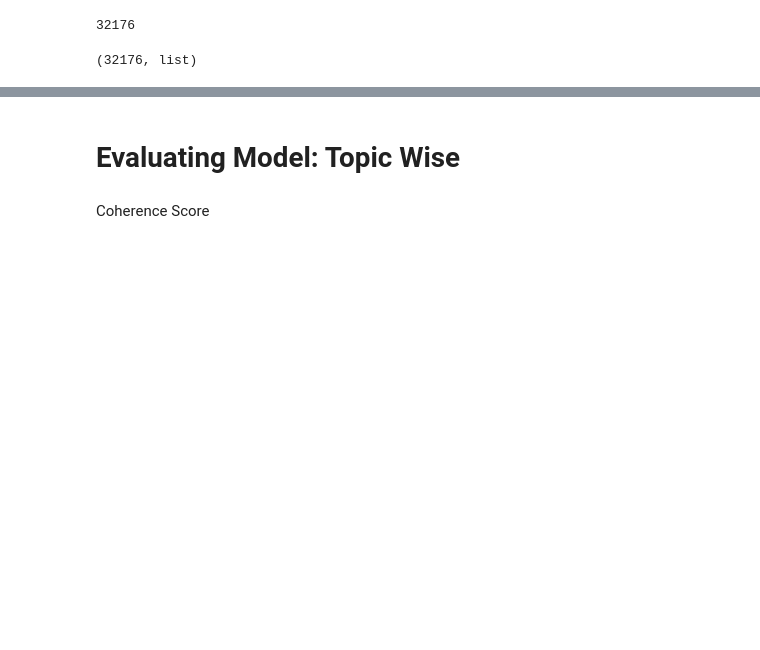
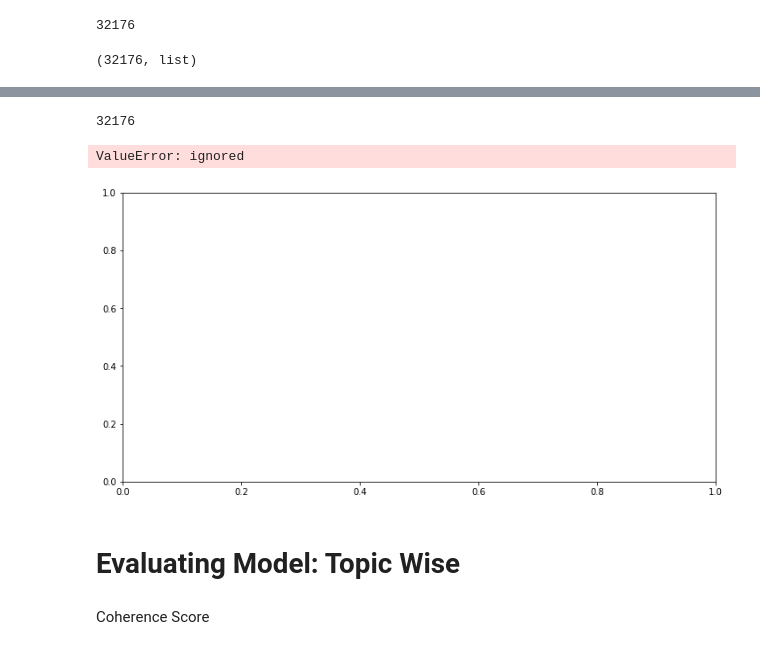
Before and after one commit to bharatbajoria/Dataset-Analytics-Modules, a Jupyter notebook: Topic_Modelling_LDA.ipynb, the cells around one changed output, grey strips where cells are left out. Saved outputs shown, nothing was run; the diff lists cells and outputs as text; code cells hidden in the pictures; blank space fills up the shorter version.

```diff
--- a/Topic_Modelling_LDA.ipynb
+++ b/Topic_Modelling_LDA.ipynb
@@ -348,0 +348,4 @@ lda1.get_document_topics(Z,per_word_topics=True)
+# %%
+#lda1.get_document_topics(Z,per_word_topics=True)
+
+new_doc_distribution = np.array([tup[1] for tup in lda1.get_document_topics(bow=Z)])
@@ -348,0 +374,30 @@ lda1.get_document_topics(Z,per_word_topics=True)
+# %%
+len(new_doc_distribution)
+# %% [output]
+32176
+# %%
+
+
+fig, ax = plt.subplots(figsize=(12,6));
+# the histogram of the data
+patches = ax.bar(np.arange(len(new_doc_distribution)), new_doc_distribution)
+ax.set_xlabel('Topic ID', fontsize=15)
+ax.set_ylabel('Topic Contribution', fontsize=15)
+ax.set_title("Topic Distribution for an Unseen Article", fontsize=20)
+ax.set_xticks(np.linspace(10,100,10))
+fig.tight_layout()
+plt.show()
+
+
+
+def evaluate_bar_graph(coherences, indices):
+    #plt.subplot(2,1,1)
+    assert len(coherences) == len(indices)
+    n = len(coherences)
+    x = np.arange(n)
+    plt.bar(x, coherences, width=0.2, tick_label=indices, align='center')
+    plt.xlabel('Models')
+    plt.ylabel('No. of Words Removed')
+# %% [output]
+ValueError: ignored
+[figure, added]
```
Also changed, not shown: parts of 23 cells of this notebook.
